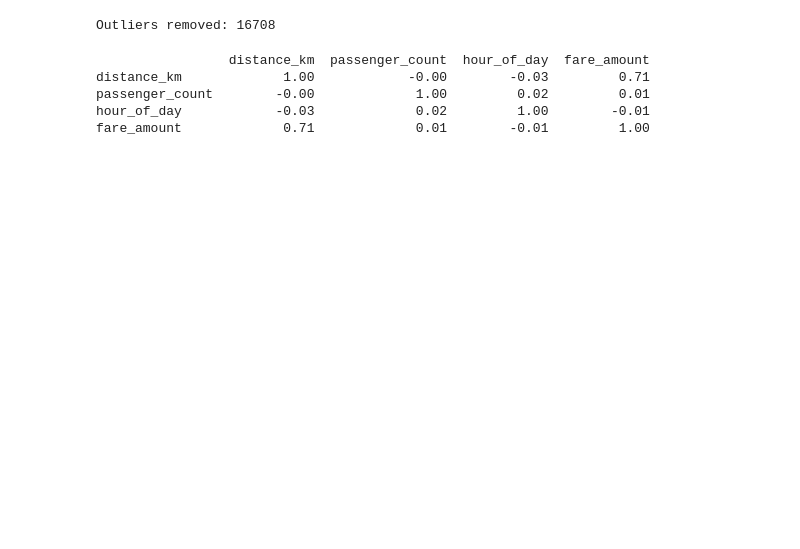
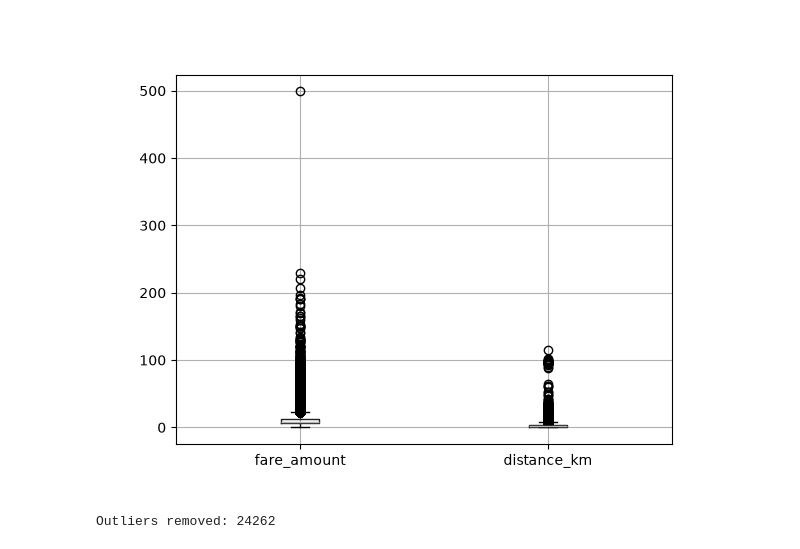
Before and after one commit to AdiGo112/Curricular, a Jupyter notebook: LP3/ML/1_UberRidePricePrediction.ipynb, the cells around one changed output. Cells and saved outputs as stored; diff of their text form; code cells hidden in the pictures; blank space fills up the shorter version.

Commit message:
Enhance Uber Ride Price Prediction Documentation and Add Visualizations

```diff
--- a/LP3/ML/1_UberRidePricePrediction.ipynb
+++ b/LP3/ML/1_UberRidePricePrediction.ipynb
@@ -22,20 +23,20 @@ lat1, lon1 = np.radians(df.pickup_latitude), np.radians(df.pickup_longitude)
 lat2, lon2 = np.radians(df.dropoff_latitude), np.radians(df.dropoff_longitude)
 a = np.sin((lat2 - lat1) / 2) ** 2 + np.cos(lat1) * np.cos(lat2) * np.sin((lon2 - lon1) / 2) ** 2
 df["distance_km"] = 6371 * 2 * np.arcsin(np.sqrt(a))
-df["hour_of_day"] = pd.to_datetime(df.pickup_datetime).dt.hour
-df = df[["distance_km", "passenger_count", "hour_of_day", "fare_amount"]]
+pickup_time = pd.to_datetime(df.pickup_datetime)
+df["hour_of_day"] = pickup_time.dt.hour
+df["year"] = pickup_time.dt.year
+df = df[df.distance_km > 0][["distance_km", "passenger_count", "hour_of_day", "year", "fare_amount"]]
+# %%
+df.boxplot(column=["fare_amount", "distance_km"])
+plt.savefig(HERE / "outlier_boxplot.png")
+# %% [output]
+[figure, added]
 # %%
-q1, q3 = df.fare_amount.quantile([0.25, 0.75])
-outliers = ~df.fare_amount.between(q1 - 1.5 * (q3 - q1), q3 + 1.5 * (q3 - q1))
-print("Outliers removed:", outliers.sum())
-df = df[~outliers]
+rows = len(df)
+for column in ["fare_amount", "distance_km"]:
+    q1, q3 = df[column].quantile([0.25, 0.75])
+    df = df[df[column].between(q1 - 1.5 * (q3 - q1), q3 + 1.5 * (q3 - q1))]
+print("Outliers removed:", rows - len(df))
 # %% [output]
-Outliers removed: 16708
+Outliers removed: 24262
-# %%
-print(df.corr().round(2))
-# %% [output]
-                 distance_km  passenger_count  hour_of_day  fare_amount
-distance_km             1.00            -0.00        -0.03         0.71
-passenger_count        -0.00             1.00         0.02         0.01
-hour_of_day            -0.03             0.02         1.00        -0.01
-fare_amount             0.71             0.01        -0.01         1.00
```
Also changed, not shown: parts of 4 cells of this notebook, 16 other files.
